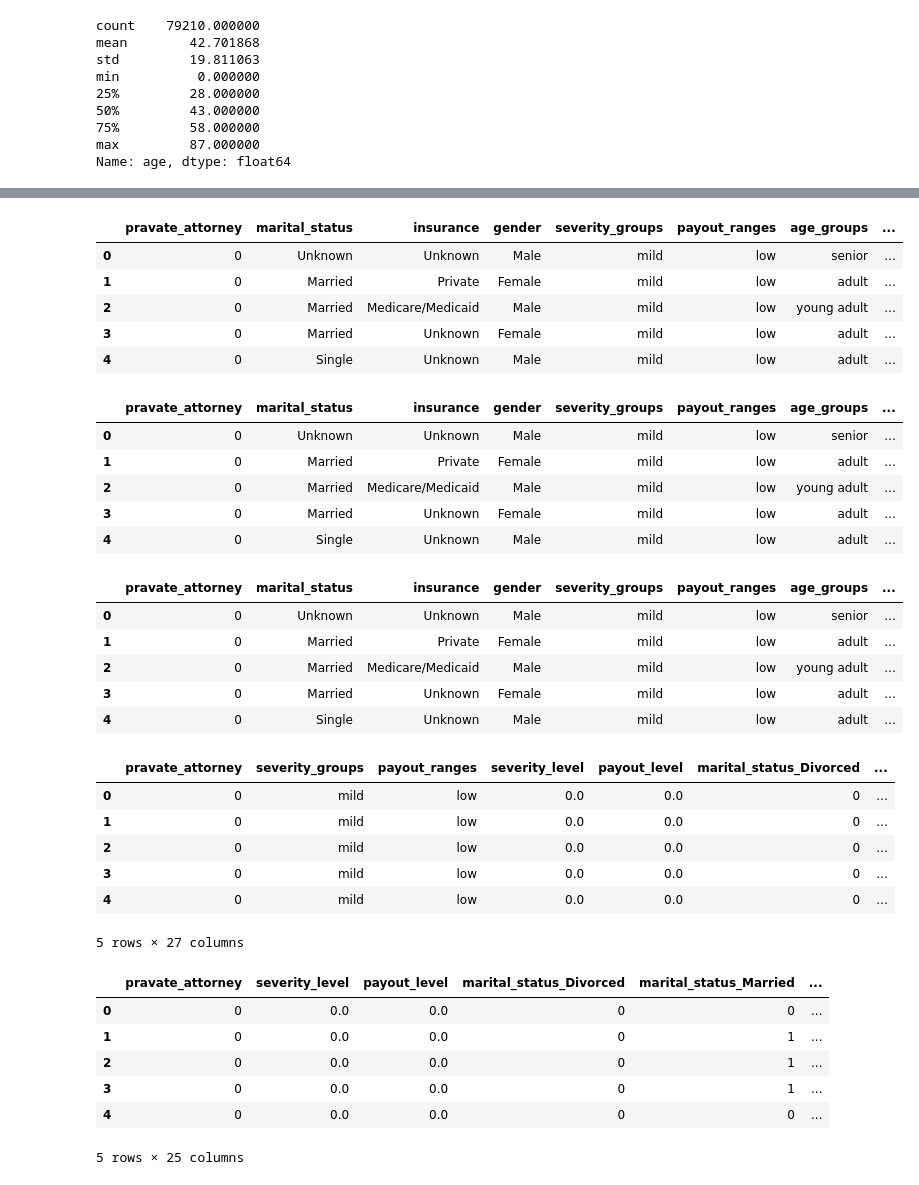
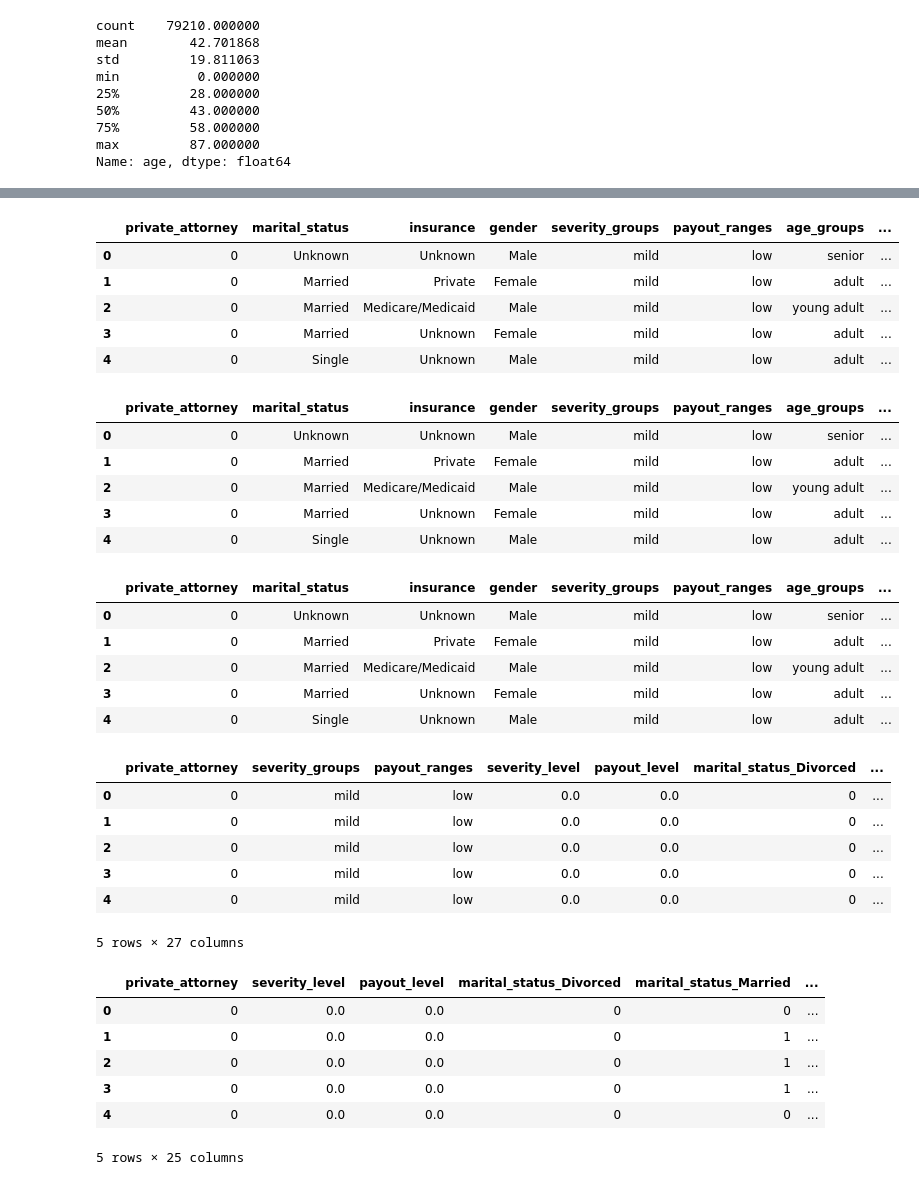
Before and after one commit to shannonmarie126/malpractice-analysis, a Jupyter notebook: malpractice_cleaning.ipynb, the cells around one changed output, grey strips where cells are left out. Drawn from its saved outputs; the diff is of its cells as text; code cells hidden in the pictures.

```diff
--- a/malpractice_cleaning.ipynb
+++ b/malpractice_cleaning.ipynb
@@ -20,7 +20,7 @@ df.head()
 df=df.rename(columns={"Amount":"amount",
                    "Severity":"severity",
                    "Age":"age",
-                   "Private Attorney":"pravate_attorney",
+                   "Private Attorney":"private_attorney",
                    "Marital Status":"marital_status",
                    "Specialty":"specialty",
                    "Insurance":"insurance",
@@ -201,3 +201,6 @@ df.head(10)
 | 7 | 1619 | 3 | 59 | 0 | Married | Anesthesiology | Unknown | Male | ... |
 | 8 | 1623 | 4 | 63 | 0 | Unknown | Emergency Medicine | No Insurance | Female | ... |
 | 9 | 1623 | 3 | 48 | 0 | Unknown | Pathology | Private | Female | ... |
+# %%
+df["private_attorney_text"]=df["private_attorney"].map({0:"no",1:"yes"})
+df.head()
@@ -206,10 +216,10 @@ df.head(10)
 df_visuals=df.copy()
 df_visuals.to_csv("resources/visuals_df.csv", index=False)
 # %%
-df=df.drop(columns={"amount","age","severity","age","specialty"})
+df=df.drop(columns={"amount","age","severity","age","specialty","private_attorney_text"})
 df.head()
 # %% [output]
-|  | pravate_attorney | marital_status | insurance | gender | severity_groups | payout_ranges | age_groups | ... |
+|  | private_attorney | marital_status | insurance | gender | severity_groups | payout_ranges | age_groups | ... |
 | 0 | 0 | Unknown | Unknown | Male | mild | low | senior | ... |
 | 1 | 0 | Married | Private | Female | mild | low | adult | ... |
 | 2 | 0 | Married | Medicare/Medicaid | Male | mild | low | young adult | ... |
@@ -222,7 +232,7 @@ severity_encoder = OrdinalEncoder(categories=severity)
 df["severity_level"] = severity_encoder.fit_transform(df[["severity_groups"]])
 df.head()
 # %% [output]
-|  | pravate_attorney | marital_status | insurance | gender | severity_groups | payout_ranges | age_groups | ... |
+|  | private_attorney | marital_status | insurance | gender | severity_groups | payout_ranges | age_groups | ... |
 | 0 | 0 | Unknown | Unknown | Male | mild | low | senior | ... |
 | 1 | 0 | Married | Private | Female | mild | low | adult | ... |
 | 2 | 0 | Married | Medicare/Medicaid | Male | mild | low | young adult | ... |
@@ -234,7 +244,7 @@ payout_encoder = OrdinalEncoder(categories=payout)
 df["payout_level"] = payout_encoder.fit_transform(df[["payout_ranges"]])
 df.head()
 # %% [output]
-|  | pravate_attorney | marital_status | insurance | gender | severity_groups | payout_ranges | age_groups | ... |
+|  | private_attorney | marital_status | insurance | gender | severity_groups | payout_ranges | age_groups | ... |
 | 0 | 0 | Unknown | Unknown | Male | mild | low | senior | ... |
 | 1 | 0 | Married | Private | Female | mild | low | adult | ... |
 | 2 | 0 | Married | Medicare/Medicaid | Male | mild | low | young adult | ... |
@@ -245,7 +255,7 @@ df.head()
 df=pd.get_dummies(df, columns=["marital_status","insurance","gender","age_groups","specialty_group"],dtype=int)
 df.head()
 # %% [output]
-|  | pravate_attorney | severity_groups | payout_ranges | severity_level | payout_level | marital_status_Divorced | ... |
+|  | private_attorney | severity_groups | payout_ranges | severity_level | payout_level | marital_status_Divorced | ... |
 | 0 | 0 | mild | low | 0.0 | 0.0 | 0 | ... |
 | 1 | 0 | mild | low | 0.0 | 0.0 | 0 | ... |
 | 2 | 0 | mild | low | 0.0 | 0.0 | 0 | ... |
@@ -256,7 +266,7 @@ df.head()
 df=df.drop(columns=["severity_groups","payout_ranges"])
 df.head()
 # %% [output]
-|  | pravate_attorney | severity_level | payout_level | marital_status_Divorced | marital_status_Married | ... |
+|  | private_attorney | severity_level | payout_level | marital_status_Divorced | marital_status_Married | ... |
 | 0 | 0 | 0.0 | 0.0 | 0 | 0 | ... |
 | 1 | 0 | 0.0 | 0.0 | 0 | 1 | ... |
 | 2 | 0 | 0.0 | 0.0 | 0 | 1 | ... |
```
Also changed, not shown: parts of 10 cells of this notebook, 3 other files.
